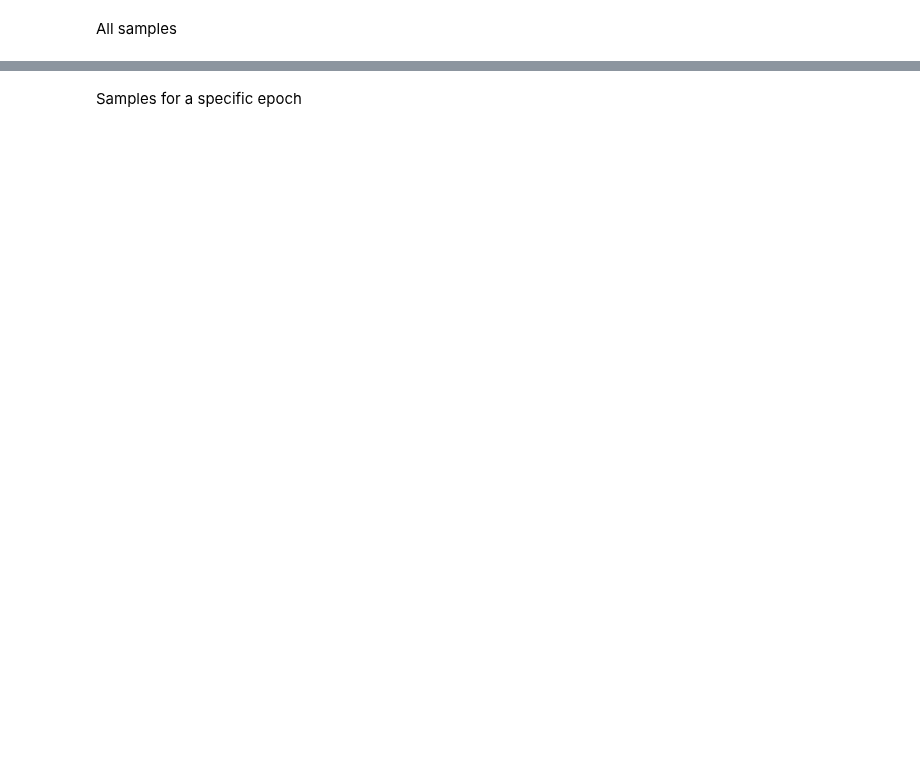
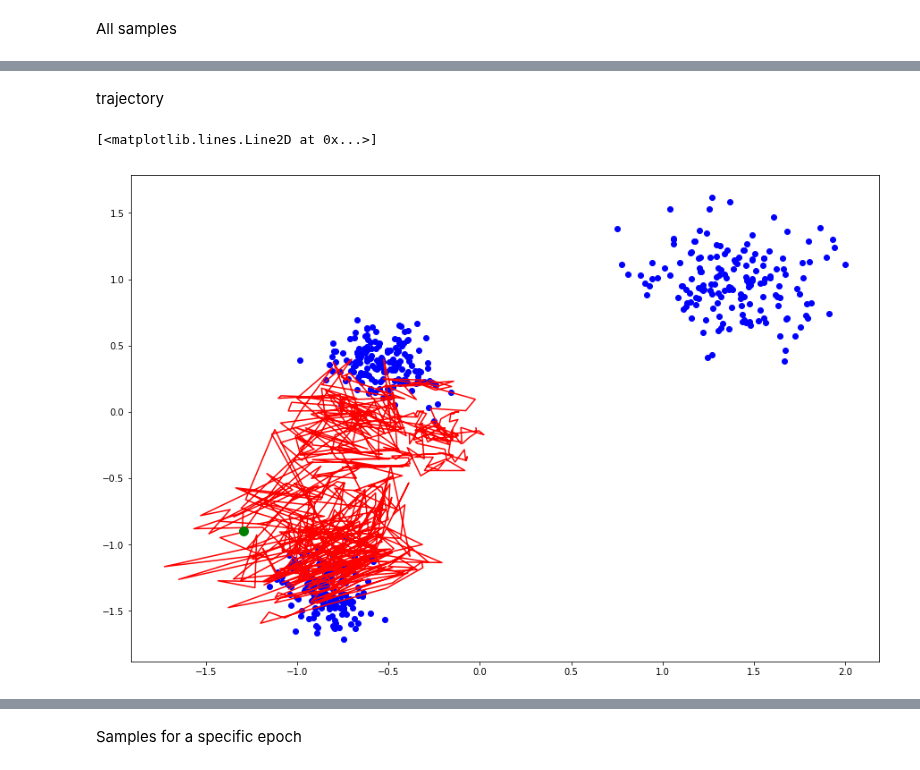
Before and after one commit to mfinzi/gans-and-stuff, a Jupyter notebook: bgan_synth.ipynb, the cells around one changed output, grey strips where cells are left out. Drawn from its saved outputs; the diff is of its cells as text; code cells hidden in the pictures; blank space fills up the shorter version.

```diff
--- a/bgan_synth.ipynb
+++ b/bgan_synth.ipynb
@@ -132,0 +172,14 @@ plt.plot(x_r[:, 0], x_r[:, 1], 'bo')
+# %% [markdown]
+trajectory
+# %%
+plt.figure(figsize=(15, 10))
+epoch_samples = []
+for j in range(int(samples.shape[0] / num_samples)):
+    epoch_samples.append(samples[j*num_samples][None, :])
+epoch_samples = np.vstack(epoch_samples)
+plt.plot(x[:, 0], x[:, 1], 'bo')
+plt.plot(epoch_samples[:, 0], epoch_samples[:, 1], '-r')
+plt.plot(epoch_samples[-1, 0], epoch_samples[-1, 1], 'go', markersize=10)
+# %% [output]
+[<matplotlib.lines.Line2D at 0x...>]
+[figure, added]
```
Also changed, not shown: parts of 20 cells of this notebook, 2 other files.
